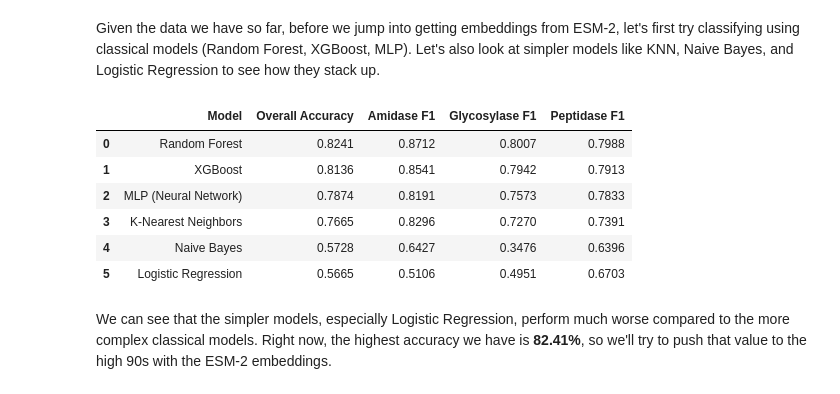
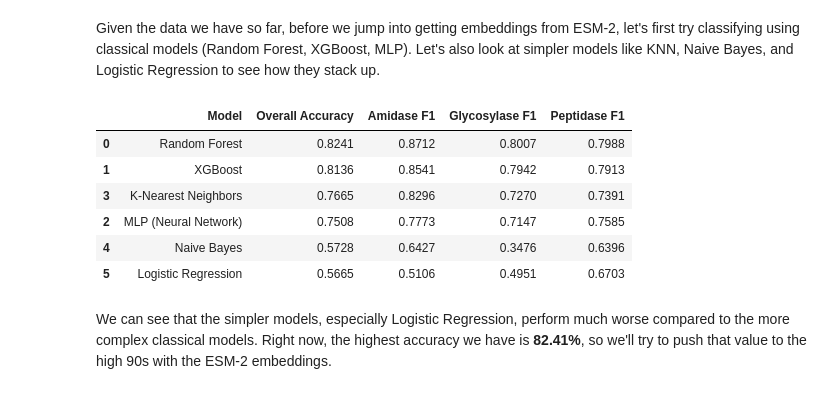
Before and after one commit to Criflar/phage-enzyme-classifier, a Jupyter notebook: phagelytic-esm.ipynb, the cells around one changed output. Cells and saved outputs as stored; diff of their text form; code cells hidden in the pictures.

```diff
--- a/phagelytic-esm.ipynb
+++ b/phagelytic-esm.ipynb
@@ -349,40 +399,40 @@ X_test_scaled = scaler.transform(X_test)
 models = {
     "Random Forest": RandomForestClassifier(random_state=42),
     "XGBoost": XGBClassifier(random_state=42, eval_metric='mlogloss'),
-    "MLP (Neural Network)": MLPClassifier(random_state=42, max_iter=1000),
+    "MLP (Neural Network)": MLPClassifier(random_state=42, max_iter=1000, early_stopping=True), # we use early_stopping so it doesn't memorize the training data
     "K-Nearest Neighbors": KNeighborsClassifier(),
     "Naive Bayes": GaussianNB(),
     "Logistic Regression": LogisticRegression(random_state=42, max_iter=1000)
 }
 
 # 6. Execute Matrix
 results_list = []
 
 for name, model in models.items():
     # Fit and predict on the SCALED data
     model.fit(X_train_scaled, y_train)
     preds = model.predict(X_test_scaled)
 
     # zero_division=0 silences the warning if a model still fails completely
     report = classification_report(y_test, preds, target_names=le.classes_, output_dict=True, zero_division=0)
 
     results_list.append({
         "Model": name,
         "Overall Accuracy": round(report['accuracy'], 4),
         "Amidase F1": round(report['Amidase']['f1-score'], 4),
         "Glycosylase F1": round(report['Glycosylase']['f1-score'], 4),
         "Peptidase F1": round(report['Peptidase']['f1-score'], 4)
     })
 
 # 7. Results
 results_df = pd.DataFrame(results_list).sort_values(by="Overall Accuracy", ascending=False)
 results_df
 # %% [output]
 |  | Model | Overall Accuracy | Amidase F1 | Glycosylase F1 | Peptidase F1 |
 | 0 | Random Forest | 0.8241 | 0.8712 | 0.8007 | 0.7988 |
 | 1 | XGBoost | 0.8136 | 0.8541 | 0.7942 | 0.7913 |
-| 2 | MLP (Neural Network) | 0.7874 | 0.8191 | 0.7573 | 0.7833 |
 | 3 | K-Nearest Neighbors | 0.7665 | 0.8296 | 0.7270 | 0.7391 |
+| 2 | MLP (Neural Network) | 0.7508 | 0.7773 | 0.7147 | 0.7585 |
 | 4 | Naive Bayes | 0.5728 | 0.6427 | 0.3476 | 0.6396 |
 | 5 | Logistic Regression | 0.5665 | 0.5106 | 0.4951 | 0.6703 |
 # %% [markdown]
```
Also changed, not shown: parts of 21 cells of this notebook.
